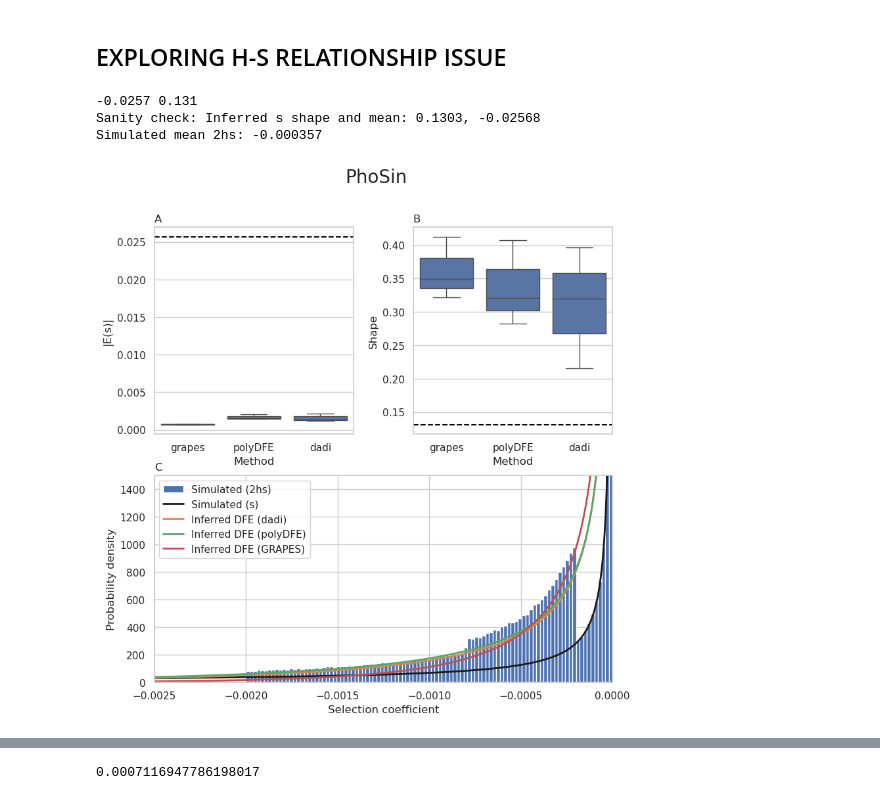
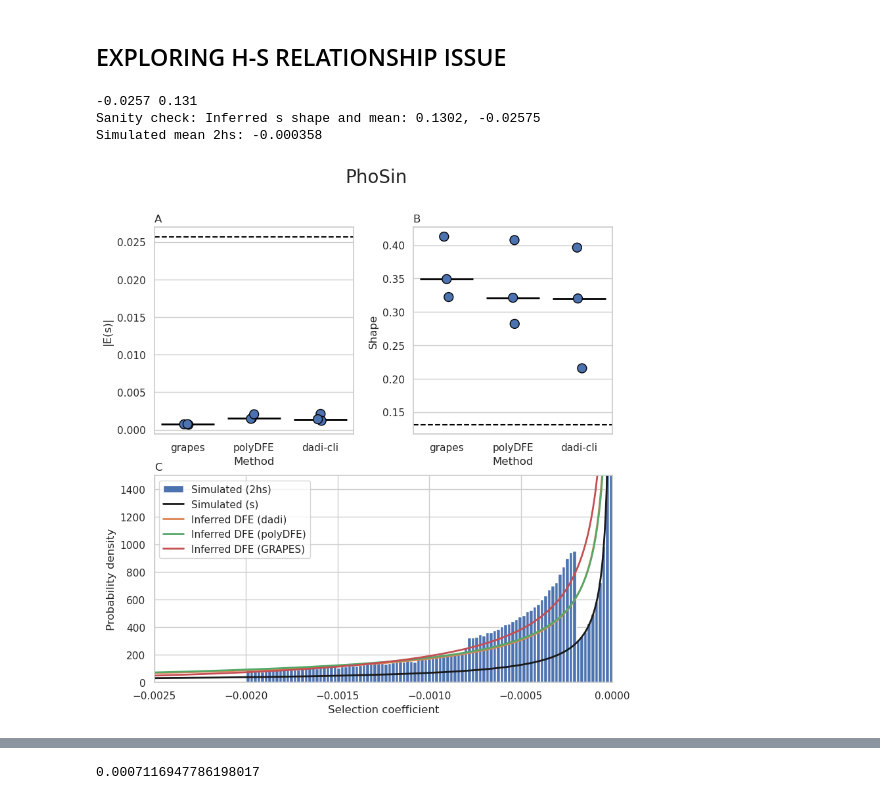
Before and after one commit to popsim-consortium/analysis2, a Jupyter notebook: notebooks/DFE_figures.ipynb, the cells around one changed output, grey strips where cells are left out. Saved outputs shown, nothing was run; the diff lists cells and outputs as text; code cells hidden in the pictures.

Commit message:
major updates to figure styles after Ilan review (#127)

```diff
--- a/notebooks/DFE_figures.ipynb
+++ b/notebooks/DFE_figures.ipynb
@@ -28,6 +29,7 @@ df = pd.read_csv(infile, sep=",")
 df['annotations'] = df['annotations'].replace('ensembl_havana_104_exons', 'exons')
 df = df.query("annotations != 'none'")
 df['annotations'] = df['annotations'].replace('all_sites', 'none')
+#df = df.query("method == 'gone'")
 df_ddb = pd.read_csv("/gpfs/projects/kernlab/stittes/analysis2/HomSap_results/plots/OutOfAfricaArchaicAdmixture_5R19/coal_estimated_Ne_t.csv")
 df_ddb = df_ddb[df_ddb["method"] == ref_line]
 pop_order = np.sort(df["population"].unique())
@@ -41,7 +43,7 @@ g = sns.relplot(data=df, x="year", y="Ne",
                 hue=colorby, hue_order=method_order,
                 style=styleby, style_order=annot_order,
                 kind="line", drawstyle='steps-pre',
-                palette=pal_dict, errorbar="se", err_style="band",
+                palette=pal_dict, errorbar=None,
                 height=4, aspect=1.5, facet_kws=dict(sharex=True, sharey=True),
                 alpha = 1.0)  # Move legend outside of the plot
                 # add ref_line to all plots x pop name
@@ -623,9 +1038,9 @@ def build_hs_plot(ax = None):
     #print('Inferred 2hs shape and mean: {0:.4f}, {1:.5f}'.format(fit_hs_shape, fit_hs_shape*fit_hs_scale))
 
     # Results from inferences
-    dfe_dadi= ssd.gamma(shape['dadi'], scale=Es['dadi'])
-    dfe_polydfe = ssd.gamma(shape['polyDFE'], scale=Es['polyDFE'])
-    dfe_grapes = ssd.gamma(shape['grapes'], scale=Es['grapes'])
+    dfe_dadi= ssd.gamma(shape['dadi-cli'], scale=Es['dadi-cli']/shape['dadi-cli'])
+    dfe_polydfe = ssd.gamma(shape['polyDFE'], scale=Es['polyDFE']/shape['polyDFE'])
+    dfe_grapes = ssd.gamma(shape['grapes'], scale=Es['grapes']/shape['grapes'])
 
     # Plotting
     import matplotlib.pyplot as plt
@@ -666,38 +1081,62 @@ fig, axes = plt.subplot_mosaic(
     gridspec_kw={'wspace': 0.3, 'hspace': 0.2}
 )
 
 #plt.subplots_adjust(wspace=0.4, hspace=0.3)
 #all_DFE = pd.concat([species_info.make_dfe(m) for m in ["grapes", "polyDFE", "dadi"]])
 #make new name columns for viz
 #all_DFE['pop'] = all_DFE['pop_id'].map(pop_dict)
 #seaborn boxplot method vs. Es split by pop_id no lines, no error bars
 import seaborn as sns
 sns.set_theme(style="whitegrid")
-sns.boxplot(x="method", y="Es", hue = 'pop', data=pho_sin.all_DFE, ax = axes['A'])
+
+#sns.boxplot(x="method", y="Es", hue = 'pop', data=pho_sin.all_DFE, ax = axes['A'])
+sns.boxplot(x="method", y="Es", hue = 'pop', data=pho_sin.all_DFE,
+            showfliers=False,  # Hide outlier points
+            showbox=False,     # Hide the box
+            showcaps=False,    # Hide the caps
+            whis=0,
+            linewidth=2,
+            linecolor='black',
+            ax = axes['A'])
+
+sns.stripplot(x="method", y="Es", hue = 'pop', data=pho_sin.all_DFE, dodge=True, jitter = 0.05, alpha=1, linewidth=1, edgecolor='black',legend=False, size = 10, ax = axes['A'])
+
+
 #horizontal line at 0 on axes A
 axes['A'].axhline(abs(pho_sin.dfe_params[0]), color='black', linestyle='--')
 axes['A'].set_ylabel('|E(s)|')
 axes['A'].set_xlabel('Method')
 axes['A'].set_title("A", loc = "left")
 axes['A'].get_legend().remove()
 #seaborn boxplot method vs. Es split by pop_id no lines, no error bars
 sns.set_theme(style="whitegrid")
-sns.boxplot(x="method", y="shape", hue = 'pop', data=pho_sin.all_DFE,  ax = axes['B'])
+
+sns.boxplot(x="method", y="shape", hue = 'pop', data=pho_sin.all_DFE,
+            showfliers=False,  # Hide outlier points
+            showbox=False,     # Hide the box
+            showcaps=False,    # Hide the caps
+            whis=0,
+            linewidth=2,
+            linecolor='black',
+            ax = axes['B'])
+
+sns.stripplot(x="method", y="shape", hue = 'pop', data=pho_sin.all_DFE, dodge=True, jitter = 0.05, alpha=1, linewidth=1, edgecolor='black',legend=False, size = 10, ax = axes['B'])
+
 #horizontal line at 0
 axes['B'].axhline(abs(pho_sin.dfe_params[1]), color='black', linestyle='--')
 axes['B'].set_title("B", loc = "left")
 axes['B'].set_ylabel('Shape')
 axes['B'].set_xlabel('Method')
 axes['B'].get_legend().remove()
 build_hs_plot(axes['C'])
 axes['C'].set_title("C", loc = "left")
 fig.suptitle(f"{pho_sin.species}")
 plt.savefig("PhoSin_Vaquita2Epoch_1R22_Gamma_R22_Phocoena_sinus.mPhoSin1.pri.110_exons_DFE_plot.pdf")
 # %% [output]
 -0.0257 0.131
-Sanity check: Inferred s shape and mean: 0.1303, -0.02568
-Simulated mean 2hs: -0.000357
+Sanity check: Inferred s shape and mean: 0.1302, -0.02575
+Simulated mean 2hs: -0.000358
-[figure, old version]
+[figure, new version]
 # %%
 pho_sin = SpeciesInfo(
     species = "PhoSin",
```
Also changed, not shown: parts of 24 cells of this notebook, 12 other files.
